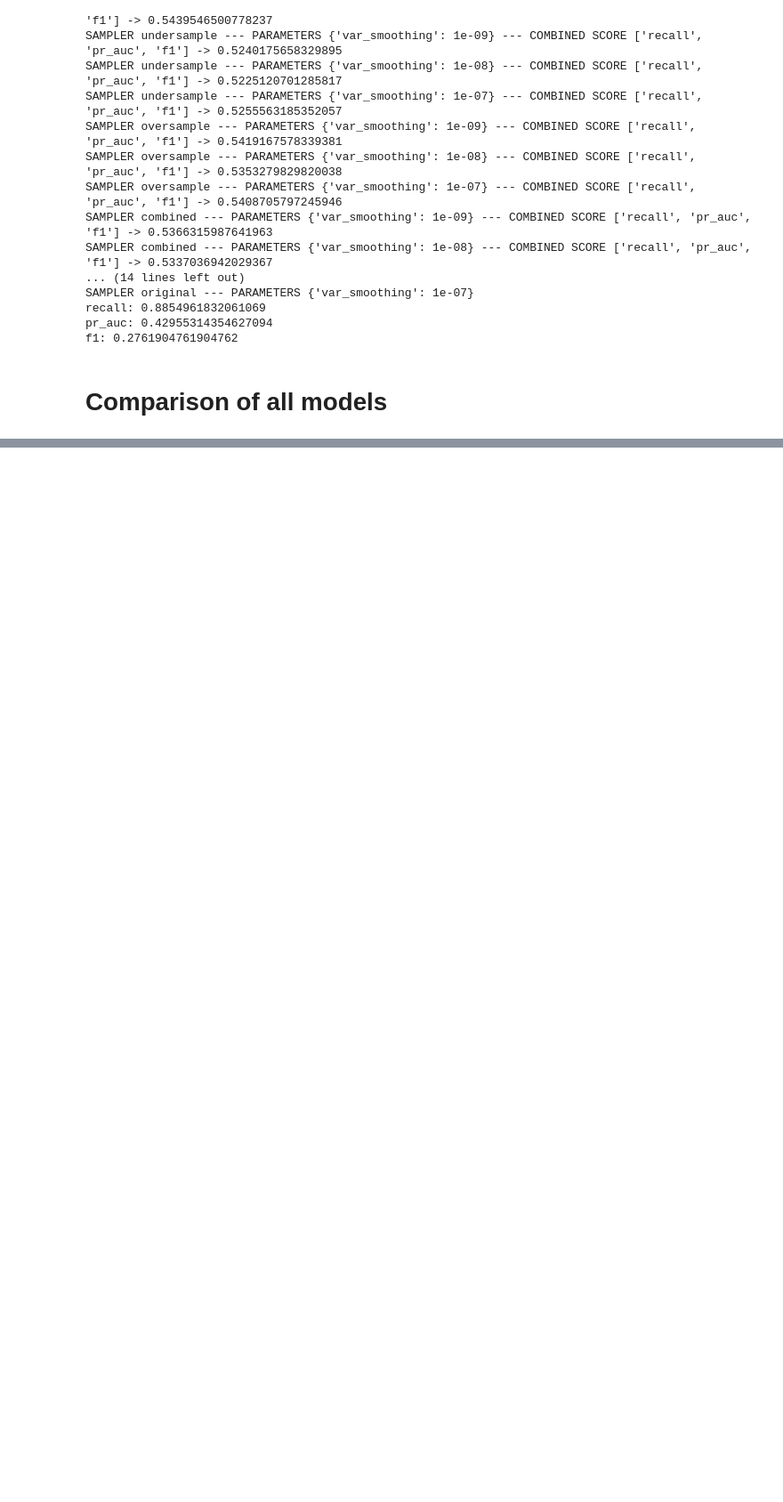
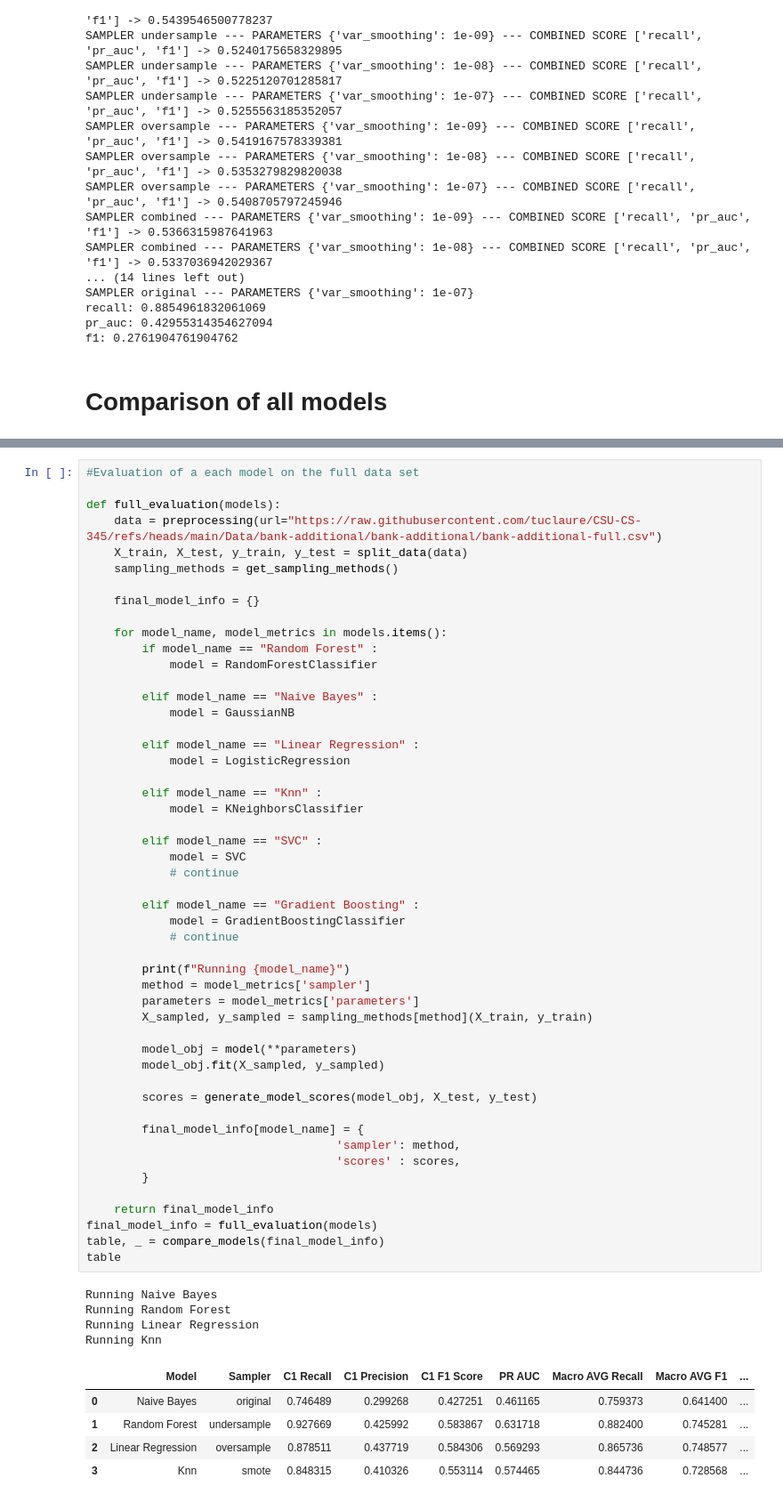
Before and after one commit to tuclaure/CSU-CS-345, a Jupyter notebook: FeatureEngineering.ipynb, the cells around one changed output, grey strips where cells are left out. Shown at 89% size. Drawn from its saved outputs; the diff is of its cells as text; blank space fills up the shorter version.

```diff
--- a/FeatureEngineering.ipynb
+++ b/FeatureEngineering.ipynb
@@ -1141,0 +1147,60 @@ styled_df
+# %%
+#Evaluation of a each model on the full data set
+
+def full_evaluation(models):
+    data = preprocessing(url="https://raw.githubusercontent.com/tuclaure/CSU-CS-345/refs/heads/main/Data/bank-additional/bank-additional/bank-additional-full.csv")
+    X_train, X_test, y_train, y_test = split_data(data)
+    sampling_methods = get_sampling_methods()
+
+    final_model_info = {}
+
+    for model_name, model_metrics in models.items():
+        if model_name == "Random Forest" :
+            model = RandomForestClassifier
+
+        elif model_name == "Naive Bayes" :
+            model = GaussianNB
+
+        elif model_name == "Linear Regression" :
+            model = LogisticRegression
+
+        elif model_name == "Knn" :
+            model = KNeighborsClassifier
+
+        elif model_name == "SVC" :
+            model = SVC
+            # continue
+
+        elif model_name == "Gradient Boosting" :
+            model = GradientBoostingClassifier
+            # continue
+
+        print(f"Running {model_name}")
+        method = model_metrics['sampler']
+        parameters = model_metrics['parameters']
+        X_sampled, y_sampled = sampling_methods[method](X_train, y_train)
+
+        model_obj = model(**parameters)
+        model_obj.fit(X_sampled, y_sampled)
+
+        scores = generate_model_scores(model_obj, X_test, y_test)
+
+        final_model_info[model_name] = {
+                                    'sampler': method,
+                                    'scores' : scores,
+        }
+
+    return final_model_info
+final_model_info = full_evaluation(models)
+table, _ = compare_models(final_model_info)
+table
+# %% [output]
+Running Naive Bayes
+Running Random Forest
+Running Linear Regression
+Running Knn
+|  | Model | Sampler | C1 Recall | C1 Precision | C1 F1 Score | PR AUC | Macro AVG Recall | Macro AVG F1 | ... |
+| 0 | Naive Bayes | original | 0.746489 | 0.299268 | 0.427251 | 0.461165 | 0.759373 | 0.641400 | ... |
+| 1 | Random Forest | undersample | 0.927669 | 0.425992 | 0.583867 | 0.631718 | 0.882400 | 0.745281 | ... |
+| 2 | Linear Regression | oversample | 0.878511 | 0.437719 | 0.584306 | 0.569293 | 0.865736 | 0.748577 | ... |
+| 3 | Knn | smote | 0.848315 | 0.410326 | 0.553114 | 0.574465 | 0.844736 | 0.728568 | ... |
```
Also changed, not shown: parts of 5 cells of this notebook.
